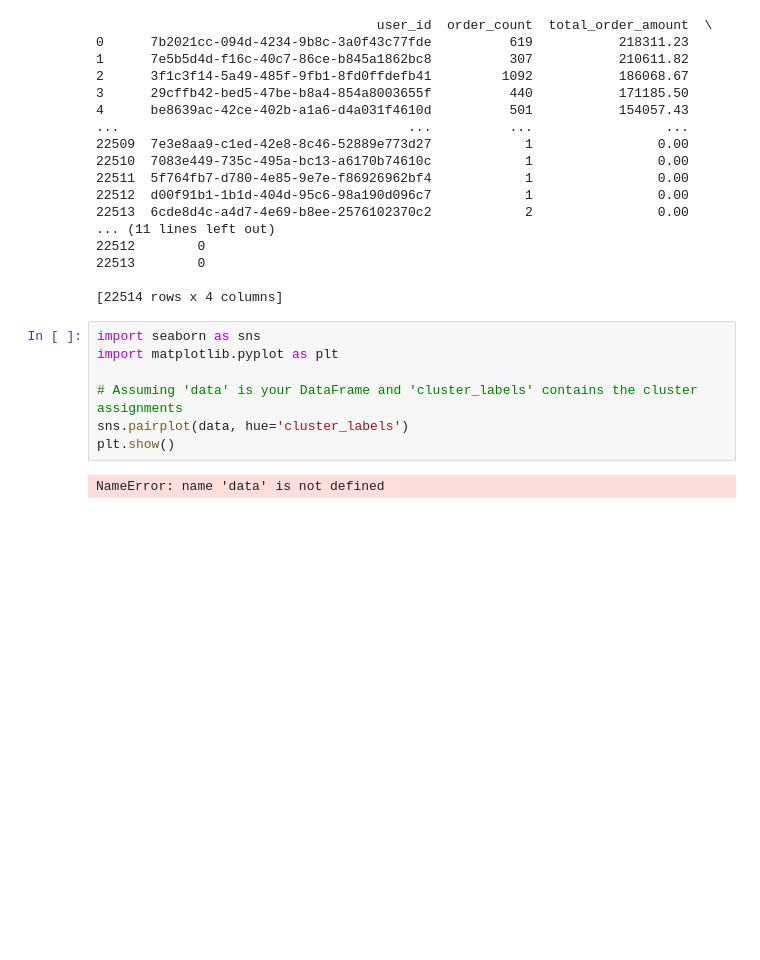
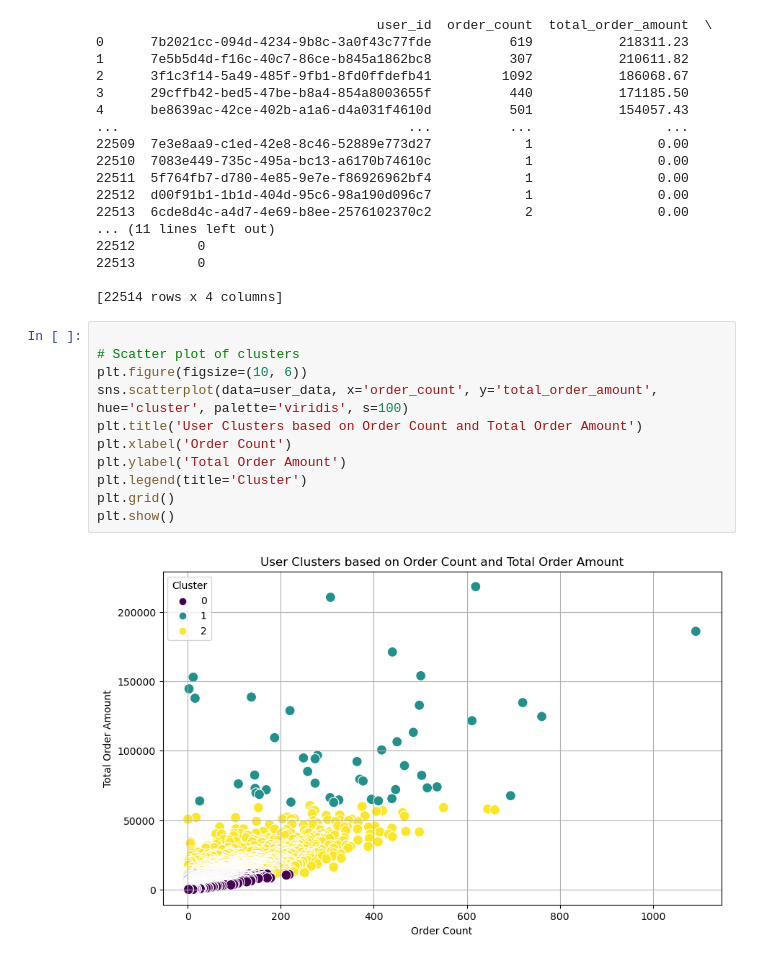
Before and after one commit to jodahe1/SQLAnalysis, a Jupyter notebook: Part5/userSegment1.ipynb, the cells around one changed output. Drawn from its saved outputs; the diff is of its cells as text; blank space fills up the shorter version.

```diff
--- a/Part5/userSegment1.ipynb
+++ b/Part5/userSegment1.ipynb
@@ -96,12 +96,16 @@ print(user_data[['user_id', 'order_count', 'total_order_amount', 'cluster']])
 22513        0
 
 [22514 rows x 4 columns]
-# %%
-import seaborn as sns
-import matplotlib.pyplot as plt
-
-# Assuming 'data' is your DataFrame and 'cluster_labels' contains the cluster assignments
-sns.pairplot(data, hue='cluster_labels')
-plt.show()
-# %% [output]
-NameError: name 'data' is not defined
+# %%
+
+# Scatter plot of clusters
+plt.figure(figsize=(10, 6))
+sns.scatterplot(data=user_data, x='order_count', y='total_order_amount', hue='cluster', palette='viridis', s=100)
+plt.title('User Clusters based on Order Count and Total Order Amount')
+plt.xlabel('Order Count')
+plt.ylabel('Total Order Amount')
+plt.legend(title='Cluster')
+plt.grid()
+plt.show()
+# %% [output]
+[figure, added]
```
Also changed, not shown: parts of 1 cell of this notebook, 1 other file.
